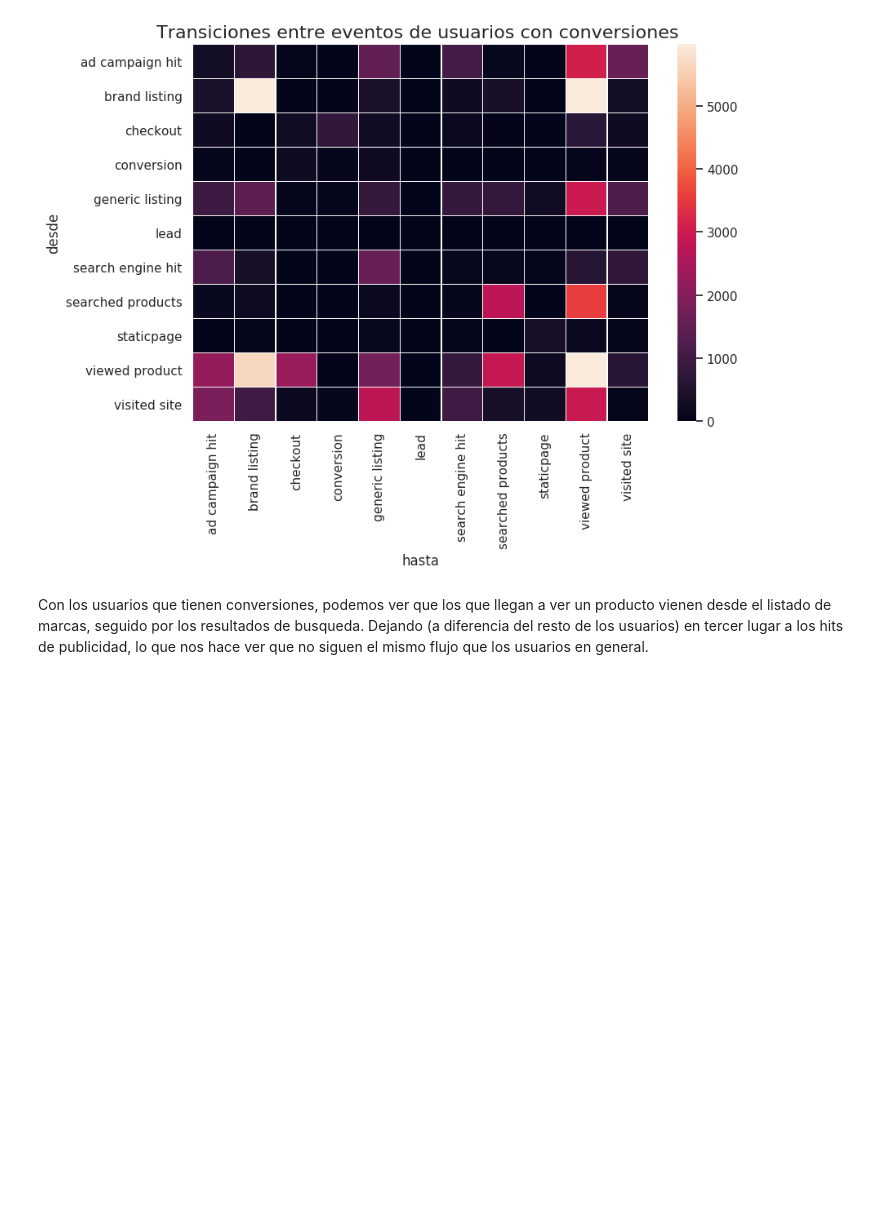
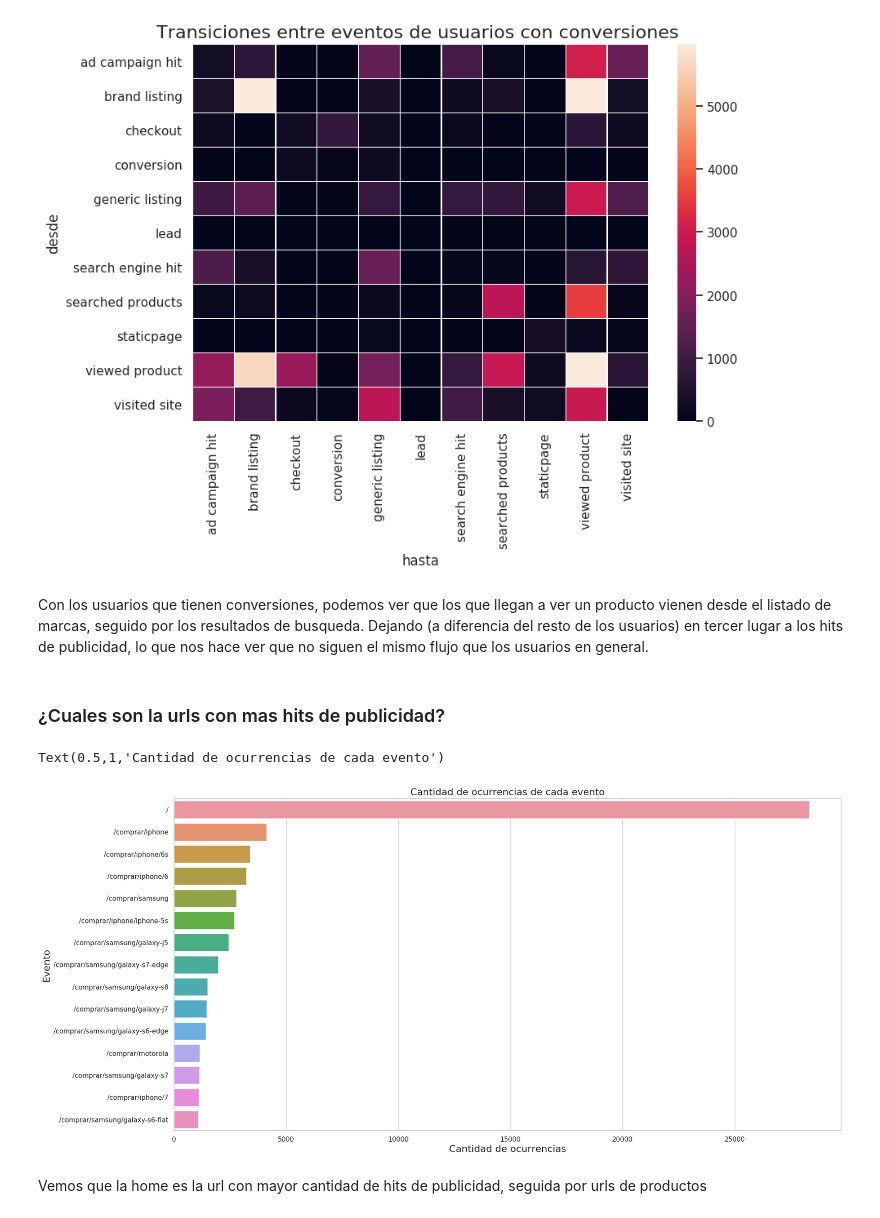
Before and after one commit to fran122157/datos-2018-2-TP1, a Jupyter notebook: TP1-trocafone.ipynb, the cells around one changed output. Cells and saved outputs as stored; diff of their text form; code cells hidden in the pictures; blank space fills up the shorter version.

```diff
--- a/TP1-trocafone.ipynb
+++ b/TP1-trocafone.ipynb
@@ -337,3 +398,18 @@ Text(0.5,1,'Transiciones entre eventos de usuarios con conversiones ')
 [figure]
 # %% [markdown]
 Con los usuarios que tienen conversiones, podemos ver que los que llegan a ver un producto vienen desde el listado de marcas, seguido por los resultados de busqueda. Dejando (a diferencia del resto de los usuarios) en tercer lugar a los hits de publicidad, lo que nos hace ver que no siguen el mismo flujo que los usuarios en general.
+# %% [markdown]
+### ¿Cuales son la urls con mas hits de publicidad?
+# %%
+eventos_por_url = events[['event','url']].dropna()
+cantidad_de_hits_por_url=eventos_por_url['url'].value_counts().head(15)
+
+g = sns.barplot(x=cantidad_de_hits_por_url.values, y=cantidad_de_hits_por_url.index, orient='h')
+g.set_xlabel("Cantidad de ocurrencias", fontsize=16)
+g.set_ylabel("Evento", fontsize=16)
+g.set_title("Cantidad de ocurrencias de cada evento", fontsize=16)
+# %% [output]
+Text(0.5,1,'Cantidad de ocurrencias de cada evento')
+[figure, added]
+# %% [markdown]
+Vemos que la home es la url con mayor cantidad de hits de publicidad, seguida por urls de productos
```
Also changed, not shown: parts of 20 cells of this notebook.
